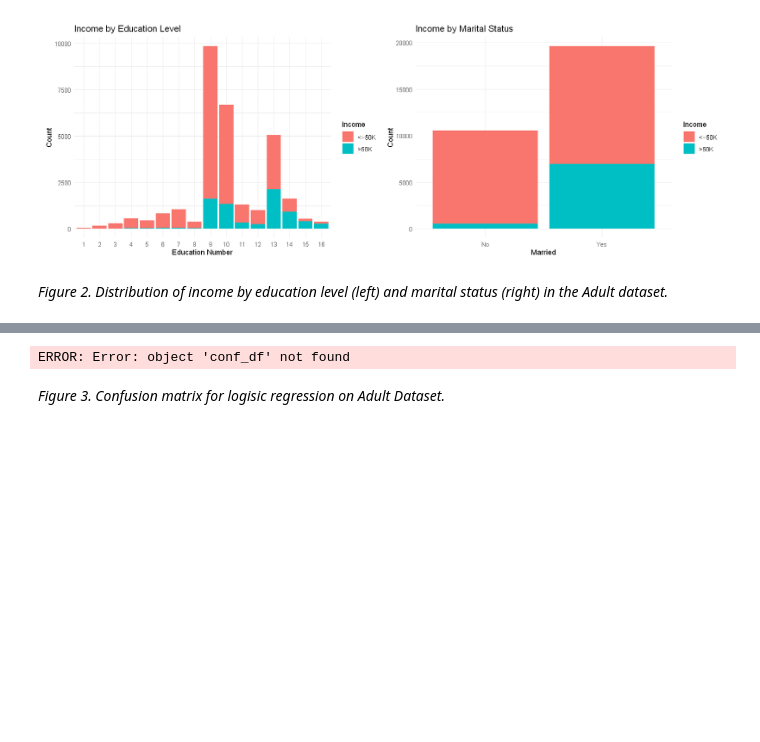
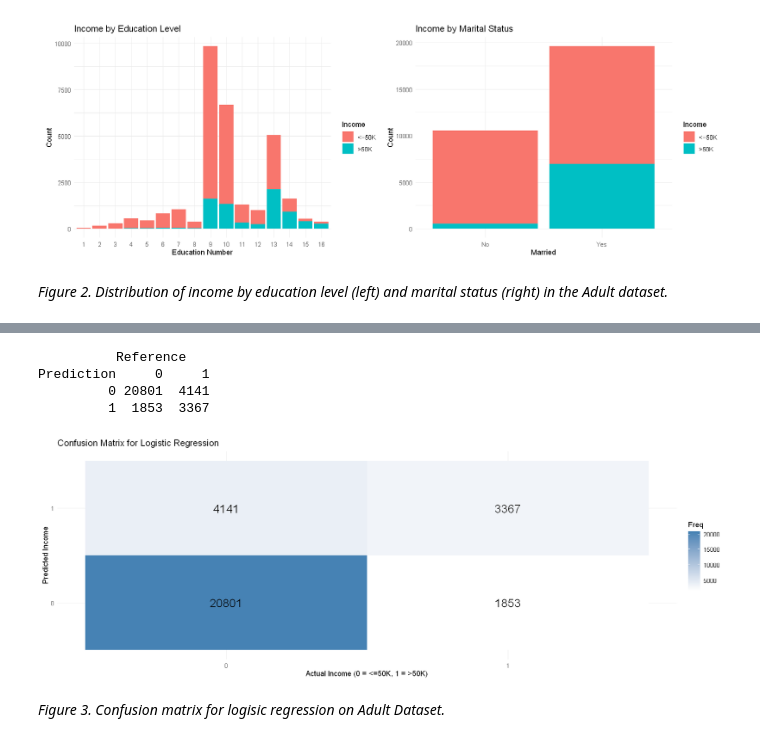
Before and after one commit to UBC-DSCI-310-2025W2/dsci-310-group-12, a Jupyter notebook: salary_analysis.ipynb, the cells around one changed output, grey strips where cells are left out. Saved outputs shown, nothing was run; the diff lists cells and outputs as text; code cells hidden in the pictures; blank space fills up the shorter version.

Commit message:
fixed figure 3 code

```diff
--- a/salary_analysis.ipynb
+++ b/salary_analysis.ipynb
@@ -235,19 +253,31 @@ The downloaded binary packages are in
+# %%
+cm$table
+# %% [output]
+          Reference
+Prediction     0     1
+         0 20801  4141
+         1  1853  3367
 # %%
-conf_df$Actual <- factor(conf_df$Actual)
-conf_df$Predicted <- factor(conf_df$Predicted)
+library(caret)
+actual_f <- factor(adult_processed$income)
+pred_f   <- factor(as.numeric(as.character(pred_class)))
+
+cm <- confusionMatrix(pred_f, actual_f)
+conf_df <- as.data.frame(cm$table)
+names(conf_df) <- c("Actual", "Predicted", "Freq")
 
 ggplot(conf_df, aes(x = Actual, y = Predicted, fill = Freq)) +
   geom_tile() +
   geom_text(aes(label = Freq), size = 6) +
   scale_fill_gradient(low = "white", high = "steelblue") +
   labs(
     title = "Confusion Matrix for Logistic Regression",
     x = "Actual Income (0 = <=50K, 1 = >50K)",
     y = "Predicted Income"
   ) +
   theme_minimal()
 # %% [output]
-ERROR: Error: object 'conf_df' not found
+[figure, added]
 # %% [markdown]
 *Figure 3. Confusion matrix for logisic regression on Adult Dataset.*
 # %%
```
Also changed, not shown: parts of 2 cells of this notebook.
